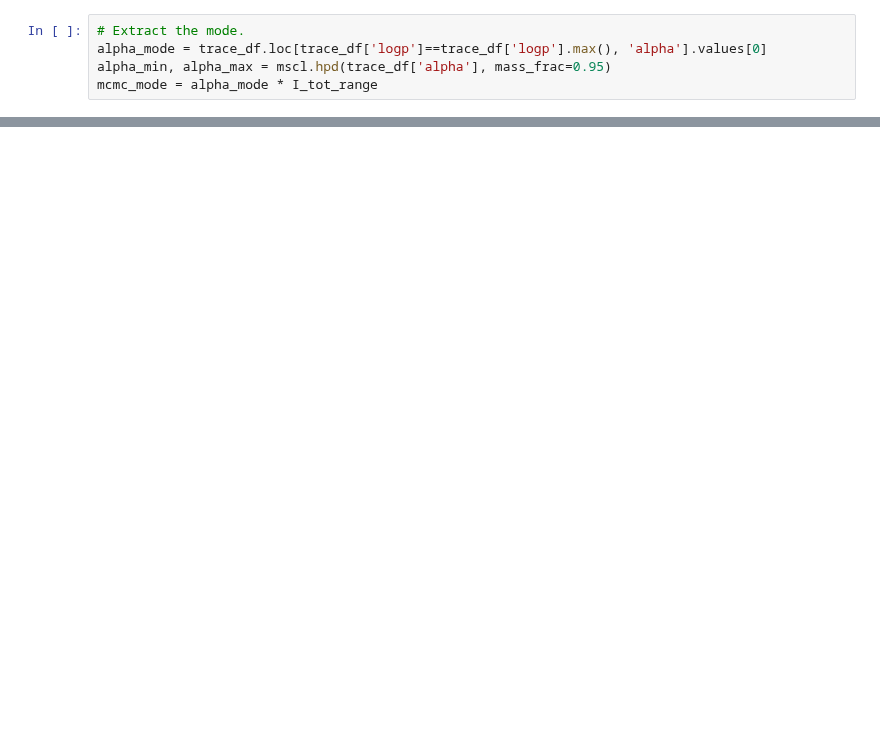
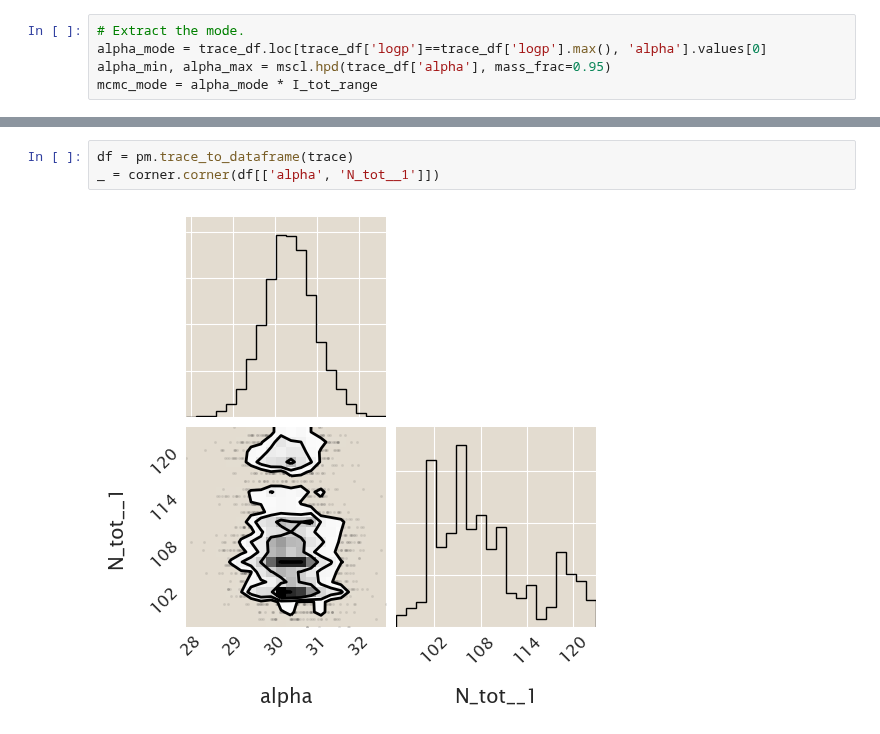
Before and after one commit to RPGroup-PBoC/mscl_survival, a Jupyter notebook: code/calibration_factor_parameter_estimation.ipynb, the cells around one changed output, grey strips where cells are left out. Saved outputs shown, nothing was run; the diff lists cells and outputs as text; blank space fills up the shorter version.

```diff
--- a/code/calibration_factor_parameter_estimation.ipynb
+++ b/code/calibration_factor_parameter_estimation.ipynb
@@ -367,3 +415,8 @@ p.legend.location='top_left'
 bokeh.io.show(p)
 # %% [output]
 [interactive output not drawn]
+# %%
+df = pm.trace_to_dataframe(trace)
+_ = corner.corner(df[['alpha', 'N_tot__1']])
+# %% [output]
+[figure, added]
```
Also changed, not shown: parts of 9 cells of this notebook, 3 other files.
